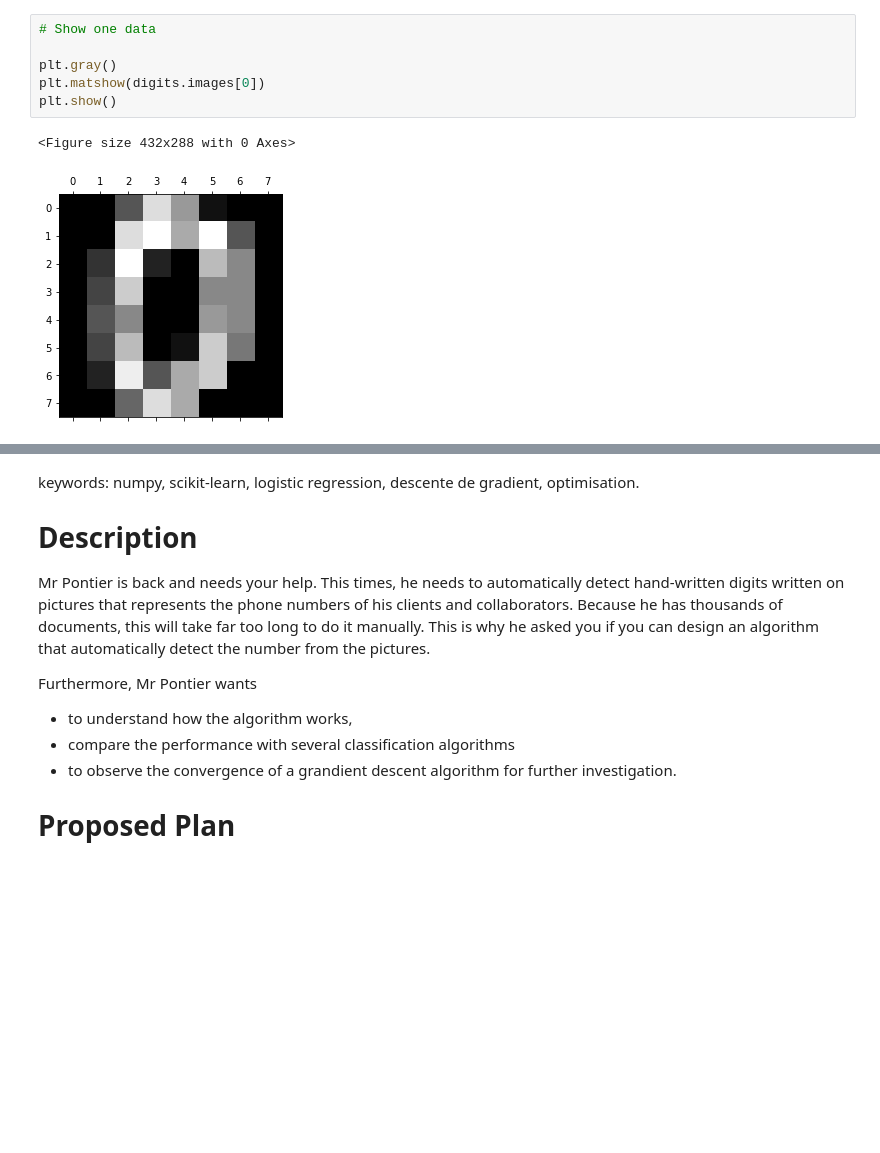
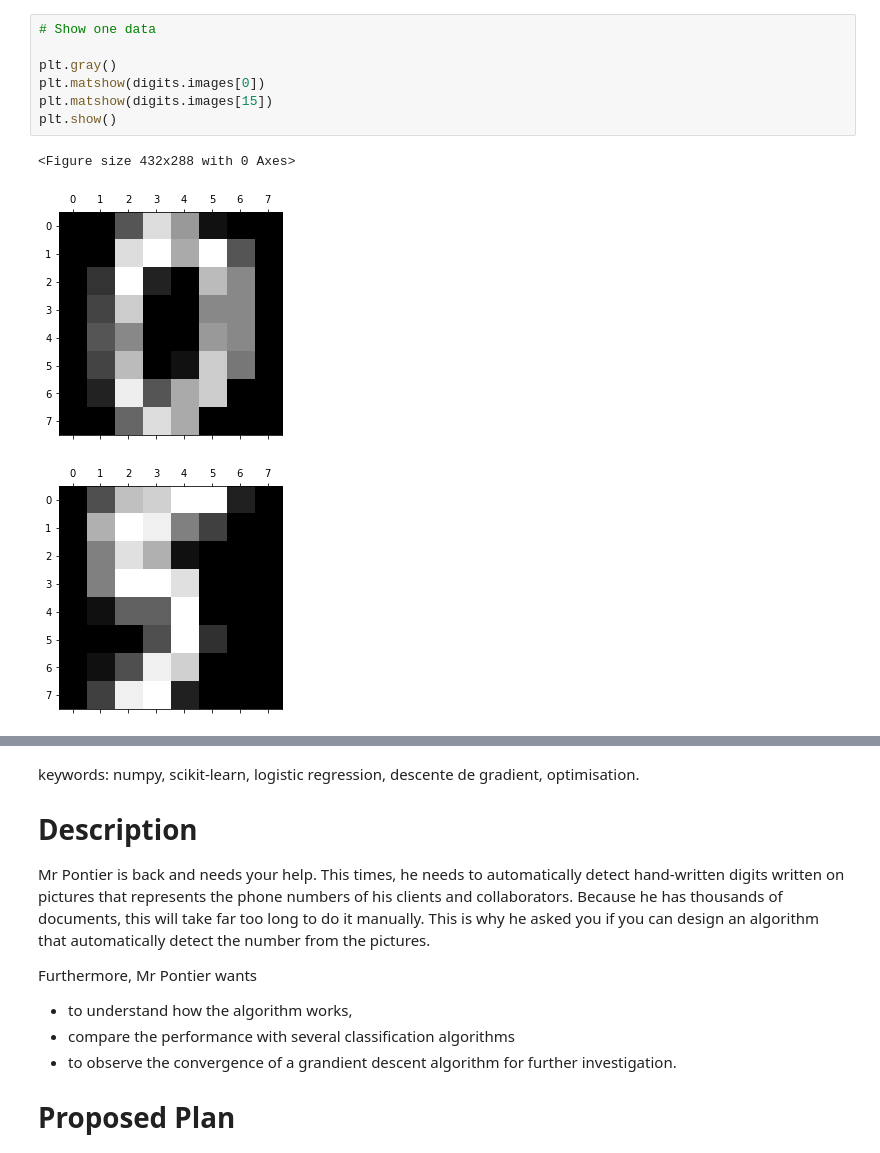
Before and after one commit to jpphi/brief5_handw, a Jupyter notebook: rendu_brief5_handw.ipynb, the cells around one changed output, grey strips where cells are left out. Cells and saved outputs as stored; diff of their text form; blank space fills up the shorter version.

```diff
--- a/rendu_brief5_handw.ipynb
+++ b/rendu_brief5_handw.ipynb
@@ -14,9 +43,11 @@ print(digits.data.shape)
 # %%
 # Show one data
 
 plt.gray()
 plt.matshow(digits.images[0])
+plt.matshow(digits.images[15])
 plt.show()
 # %% [output]
 <Figure size 432x288 with 0 Axes>
 [figure]
+[figure, added]
```
Also changed, not shown: parts of 24 cells of this notebook, 2 other files.
